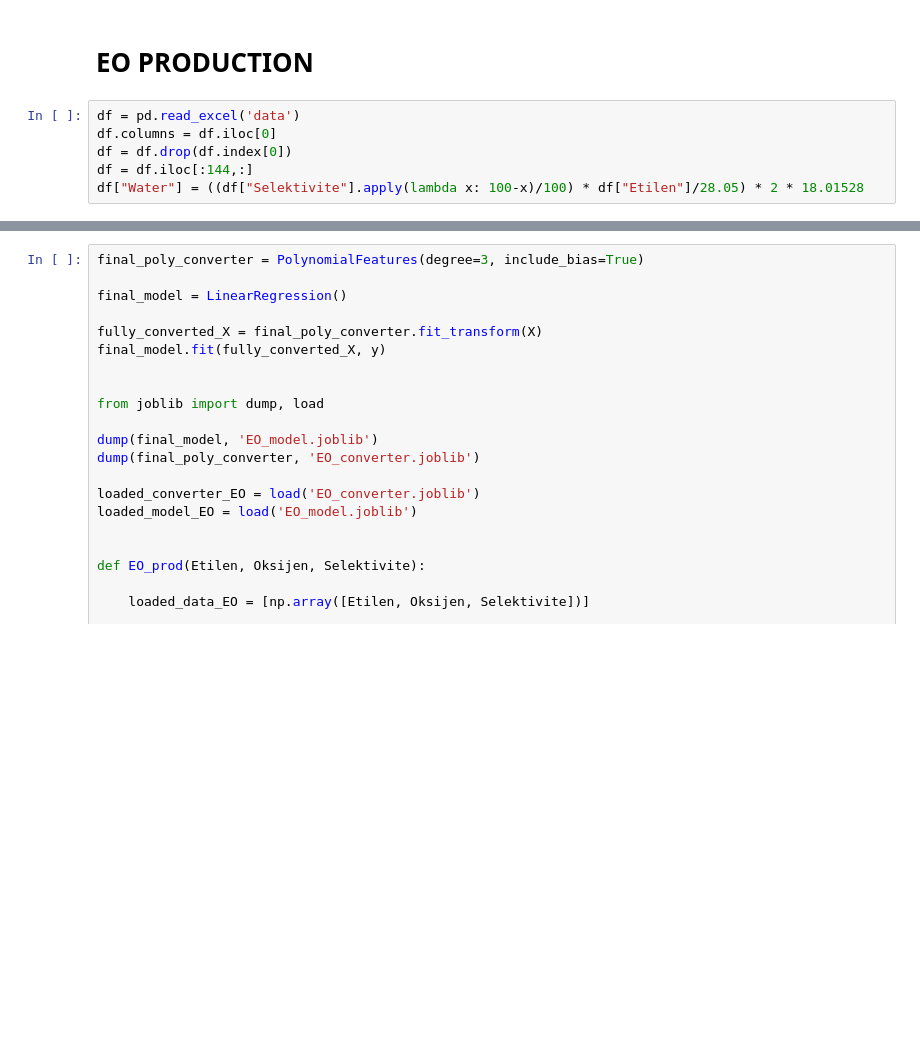
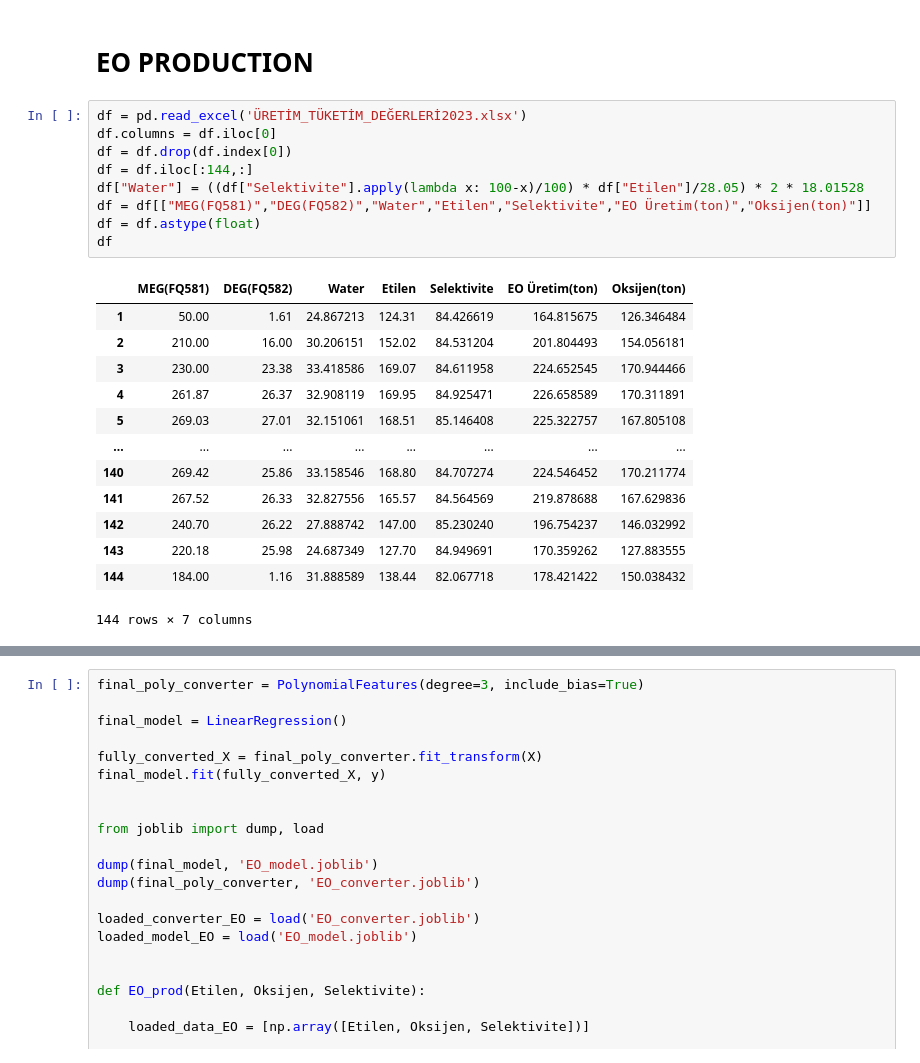
Before and after one commit to ibolaa/EO_REACTOR_ML, a Jupyter notebook: EO_REACTOR_ML.ipynb, the cells around one changed output, grey strips where cells are left out. Saved outputs shown, nothing was run; the diff lists cells and outputs as text; blank space fills up the shorter version.

```diff
--- a/EO_REACTOR_ML.ipynb
+++ b/EO_REACTOR_ML.ipynb
@@ -20,9 +20,26 @@ sklearn:  1.3.0
 # %% [markdown]
 # EO PRODUCTION
 # %%
-df = pd.read_excel('data')
+df = pd.read_excel('ÜRETİM_TÜKETİM_DEĞERLERİ2023.xlsx')
 df.columns = df.iloc[0]
 df = df.drop(df.index[0])
 df = df.iloc[:144,:]
 df["Water"] = ((df["Selektivite"].apply(lambda x: 100-x)/100) * df["Etilen"]/28.05) * 2 * 18.01528
+df = df[["MEG(FQ581)","DEG(FQ582)","Water","Etilen","Selektivite","EO Üretim(ton)","Oksijen(ton)"]]
+df = df.astype(float)
+df
+# %% [output]
+|  | MEG(FQ581) | DEG(FQ582) | Water | Etilen | Selektivite | EO Üretim(ton) | Oksijen(ton) |
+| 1 | 50.00 | 1.61 | 24.867213 | 124.31 | 84.426619 | 164.815675 | 126.346484 |
+| 2 | 210.00 | 16.00 | 30.206151 | 152.02 | 84.531204 | 201.804493 | 154.056181 |
+| 3 | 230.00 | 23.38 | 33.418586 | 169.07 | 84.611958 | 224.652545 | 170.944466 |
+| 4 | 261.87 | 26.37 | 32.908119 | 169.95 | 84.925471 | 226.658589 | 170.311891 |
+| 5 | 269.03 | 27.01 | 32.151061 | 168.51 | 85.146408 | 225.322757 | 167.805108 |
+| ... | ... | ... | ... | ... | ... | ... | ... |
+| 140 | 269.42 | 25.86 | 33.158546 | 168.80 | 84.707274 | 224.546452 | 170.211774 |
+| 141 | 267.52 | 26.33 | 32.827556 | 165.57 | 84.564569 | 219.878688 | 167.629836 |
+| 142 | 240.70 | 26.22 | 27.888742 | 147.00 | 85.230240 | 196.754237 | 146.032992 |
+| 143 | 220.18 | 25.98 | 24.687349 | 127.70 | 84.949691 | 170.359262 | 127.883555 |
+| 144 | 184.00 | 1.16 | 31.888589 | 138.44 | 82.067718 | 178.421422 | 150.038432 |
+144 rows × 7 columns
 # %%
```
Also changed, not shown: parts of 7 cells of this notebook.
